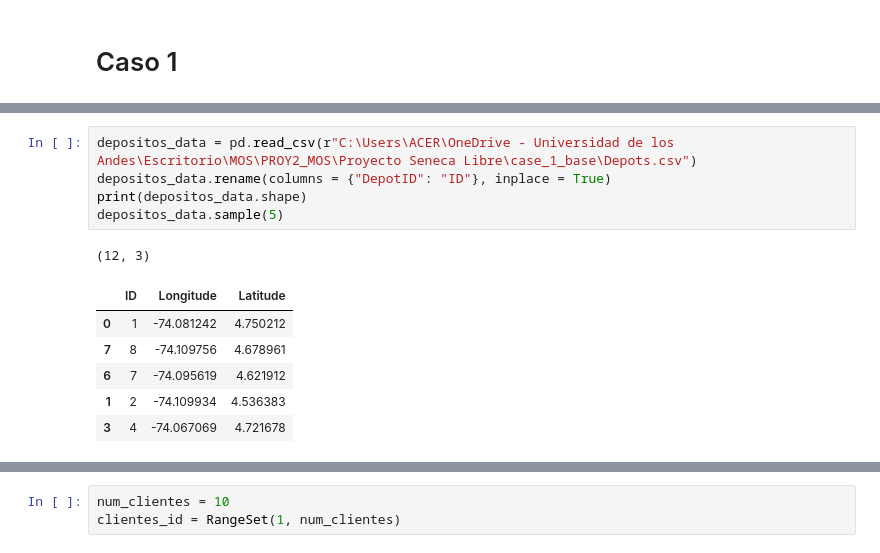
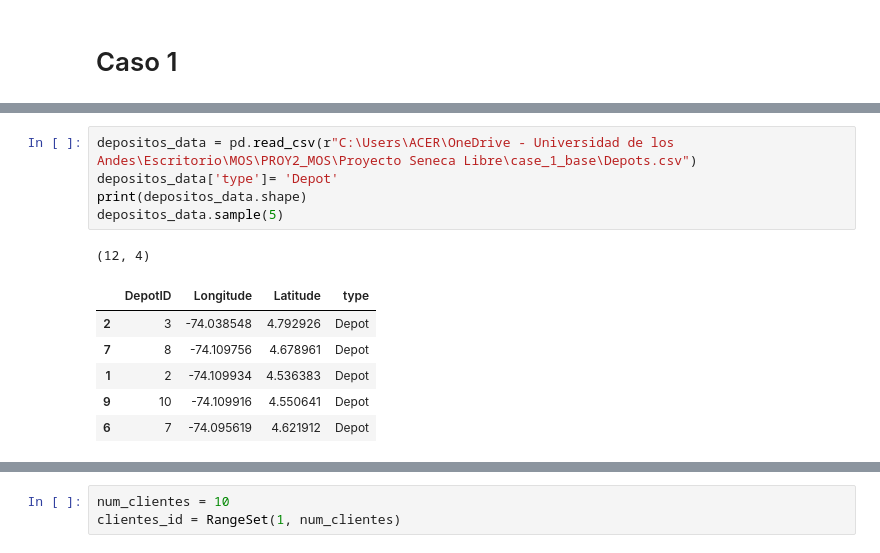
Before and after one commit to Pipeperez1305/PROY2_MOS, a Jupyter notebook: Proyecto Seneca Libre/MOS-Proyecto2.ipynb, the cells around one changed output, grey strips where cells are left out. Saved outputs shown, nothing was run; the diff lists cells and outputs as text.

```diff
--- a/Proyecto Seneca Libre/MOS-Proyecto2.ipynb
+++ b/Proyecto Seneca Libre/MOS-Proyecto2.ipynb
@@ -30,13 +45,13 @@ clientes_data.sample(5)
 # %%
 depositos_data = pd.read_csv(r"C:\Users\ACER\OneDrive - Universidad de los Andes\Escritorio\MOS\PROY2_MOS\Proyecto Seneca Libre\case_1_base\Depots.csv")
-depositos_data.rename(columns = {"DepotID": "ID"}, inplace = True)
+depositos_data['type']= 'Depot'
 print(depositos_data.shape)
 depositos_data.sample(5)
 # %% [output]
-(12, 3)
+(12, 4)
-|  | ID | Longitude | Latitude |
-| 0 | 1 | -74.081242 | 4.750212 |
-| 7 | 8 | -74.109756 | 4.678961 |
-| 6 | 7 | -74.095619 | 4.621912 |
-| 1 | 2 | -74.109934 | 4.536383 |
-| 3 | 4 | -74.067069 | 4.721678 |
+|  | DepotID | Longitude | Latitude | type |
+| 2 | 3 | -74.038548 | 4.792926 | Depot |
+| 7 | 8 | -74.109756 | 4.678961 | Depot |
+| 1 | 2 | -74.109934 | 4.536383 | Depot |
+| 9 | 10 | -74.109916 | 4.550641 | Depot |
+| 6 | 7 | -74.095619 | 4.621912 | Depot |
```
Also changed, not shown: parts of 22 cells of this notebook, 43 other files.
